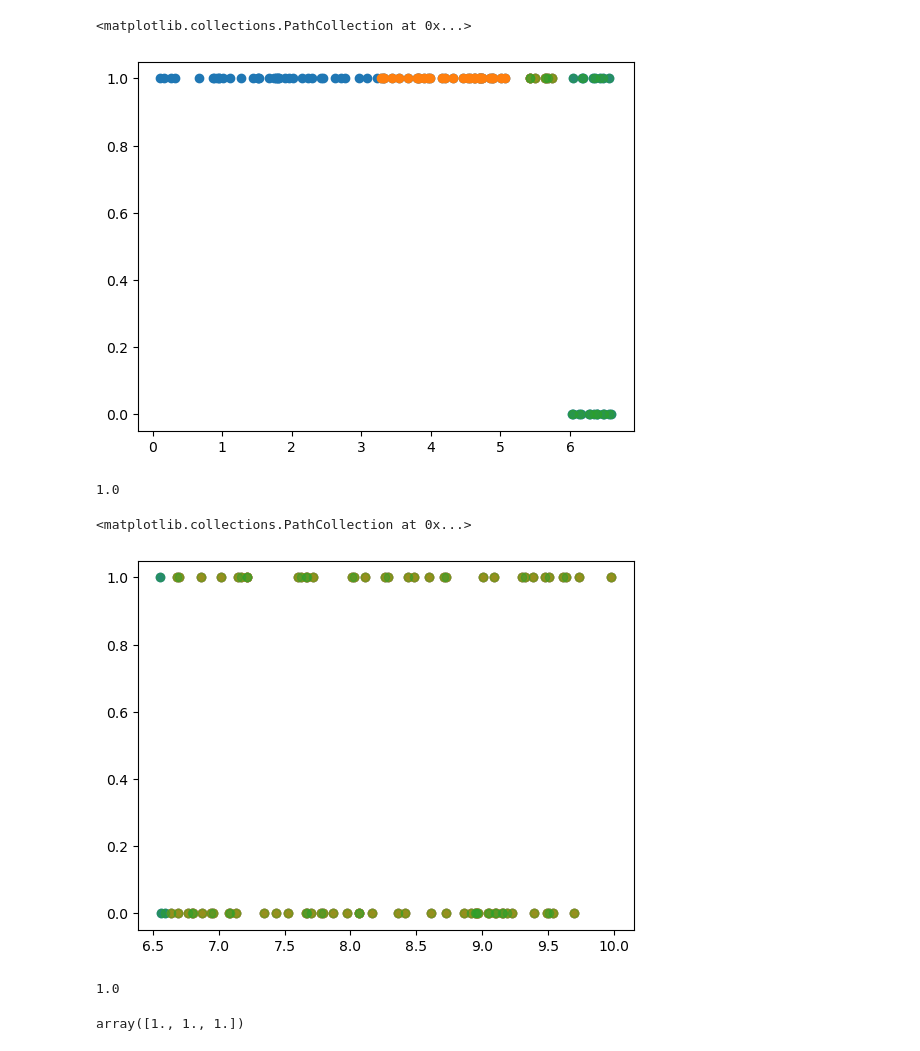
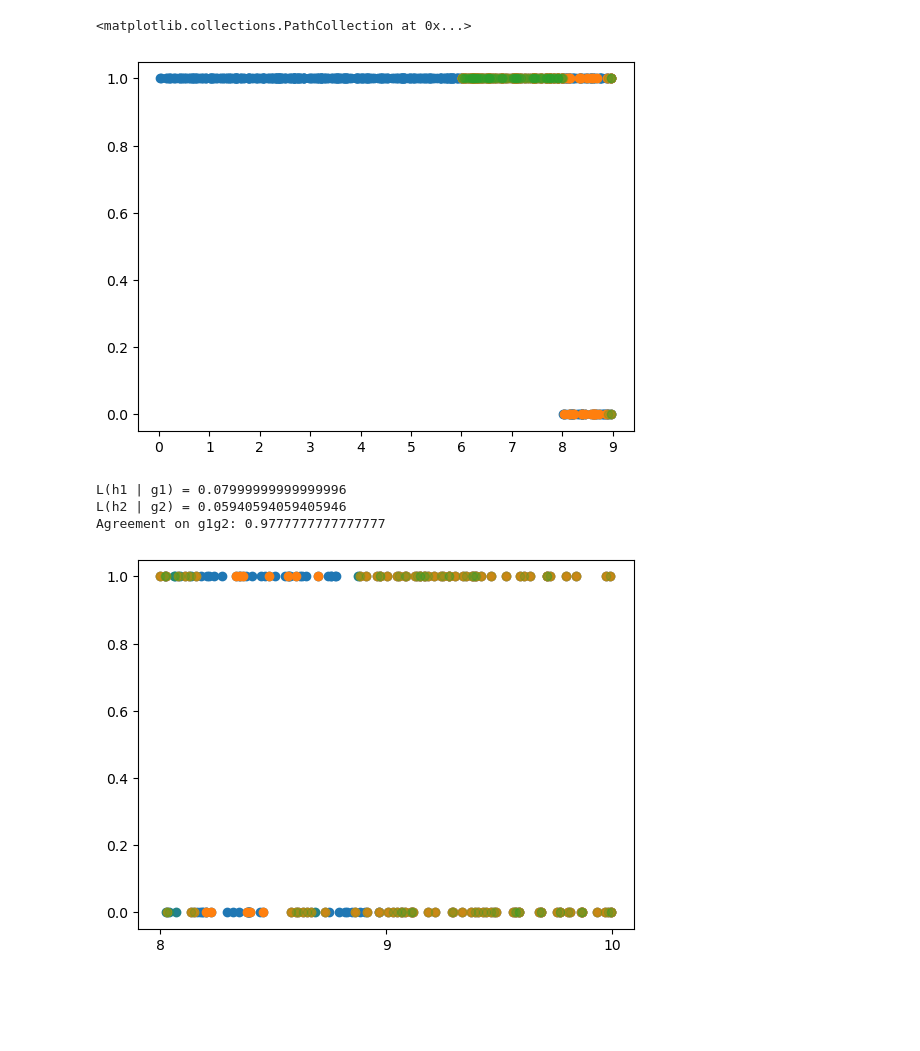
Before and after one commit to samuel-deng/tree_robust, a Jupyter notebook: experiments_synthetic_counterexample.ipynb, the cells around one changed output. Saved outputs shown, nothing was run; the diff lists cells and outputs as text; code cells hidden in the pictures; blank space fills up the shorter version.

Commit message:
counterexample working

```diff
--- a/experiments_synthetic_counterexample.ipynb
+++ b/experiments_synthetic_counterexample.ipynb
@@ -39,0 +38,26 @@ g1g2g3 = np.intersect1d(g1g2, g3)
+# %%
+# Construct counterexample distribution
+# thresholds for changes in P(Y = 1 | X1)
+n_samples = 1000
+noise = 0.4
+X, y, [g1,g2,g3,g1g2,g1g2g3] = generate_data(n_samples=n_samples, noise=noise)
+X1 = X[:,0]
+X2 = X[:,1]
+
+# Check groups are okay
+fig, axs = plt.subplots(1, 3, figsize=(10, 2.5), layout='constrained')
+xticks = range(11)
+axs[0].scatter(X1[g1], X2[g1], alpha=0.5, color="darkcyan")
+axs[0].set_xticks(xticks)
+axs[1].scatter(X1[g2], X2[g2], alpha=0.5, color="lightcoral")
+axs[1].set_xticks(xticks)
+axs[2].scatter(X1[g3], X2[g3], alpha=0.5, color="purple" )
+axs[2].set_xticks(xticks)
+plt.show()
+
+# Mass of each group and intersection
+print("P(g1)={}".format(len(X[g1])/n_samples))
+print("P(g2)={}".format(len(X[g2])/n_samples))
+print("P(g3)={}".format(len(X[g3])/n_samples))
+print("P(g1g2)={}".format(len(X[g1g2])/n_samples))
+print("P(g1g2g3)={}".format(len(X[g1g2g3])/n_samples))
@@ -56,44 +89,48 @@ plt.scatter(X[np.intersect1d(ypredg1, g1)][:,0],
 # %%
-# Sanity check g2
+# Sanity check g1
 y1 = np.where(y == 1)
+plt.figure()
+plt.xticks(xticks)
 plt.scatter(X[g2][:,0], X[g2][:,1])
 plt.scatter(X[np.intersect1d(y1, g2)][:,0], X[np.intersect1d(y1,g2)][:,1])
 
-modelg2 = LogisticRegression()
-modelg2.fit(X1[g2], y[g2])
-ypredg2 = modelg2.predict(X1)
+modelg2 = DecisionTreeClassifier(max_depth=4)
+modelg2.fit(X[g2], y[g2])
+ypredg2 = modelg2.predict(X)
 ypredg2 = np.where(ypredg2 == 1)
 
 plt.scatter(X[np.intersect1d(ypredg2, g2)][:,0],
-            X[np.intersect1d(ypredg2,g2)][:,1], alpha=0.5)
+            X[np.intersect1d(ypredg2,g2)][:,1], alpha=0.25)
 # %% [output]
 <matplotlib.collections.PathCollection at 0x...>
-[figure, old version]
+[figure, new version]
-# %%
-accuracy_score(modelg1.predict(X1[g1g2]), modelg2.predict(X1[g1g2]))
-# %% [output]
-1.0
+# %%
+# Agreement on g1g2
+print("L(h1 | g1) = {}".format(1 - accuracy_score(modelg1.predict(X[g1]),
+                                                  y[g1])))
+print("L(h2 | g2) = {}".format(1 - accuracy_score(modelg2.predict(X[g2]),
+                                                  y[g2])))
+print("Agreement on g1g2: {}".format(accuracy_score(modelg1.predict(X[g1g2]),
+                                                    modelg2.predict(X[g1g2]))))
+# %% [output]
+L(h1 | g1) = 0.07999999999999996
+L(h2 | g2) = 0.05940594059405946
+Agreement on g1g2: 0.9777777777777777
 # %%
 # Sanity check g3
 y1 = np.where(y == 1)
+plt.figure()
+plt.xticks(xticks)
 plt.scatter(X[g3][:,0], X[g3][:,1])
 plt.scatter(X[np.intersect1d(y1, g3)][:,0], X[np.intersect1d(y1,g3)][:,1])
 
-modelg3 = LogisticRegression()
-modelg3.fit(X1[g3], y[g3])
-ypredg3 = modelg3.predict(X1)
+modelg3 = DecisionTreeClassifier(max_depth=4)
+modelg3.fit(X[g3], y[g3])
+ypredg3 = modelg3.predict(X)
 ypredg3 = np.where(ypredg3 == 1)
 
 plt.scatter(X[np.intersect1d(ypredg3, g3)][:,0],
-            X[np.intersect1d(ypredg3,g3)][:,1], alpha=0.5)
+            X[np.intersect1d(ypredg3,g3)][:,1], alpha=0.25)
+plt.show()
 # %% [output]
-<matplotlib.collections.PathCollection at 0x...>
-[figure, old version]
+[figure, new version]
-# %%
-accuracy_score(modelg1.predict(X1[g1g2g3]), modelg3.predict(X1[g1g2g3]))
-# %% [output]
-1.0
-# %%
-modelg1.predict(X1[g1g2g3])
-# %% [output]
-array([1., 1., 1.])
```
Also changed, not shown: parts of 13 cells of this notebook.
